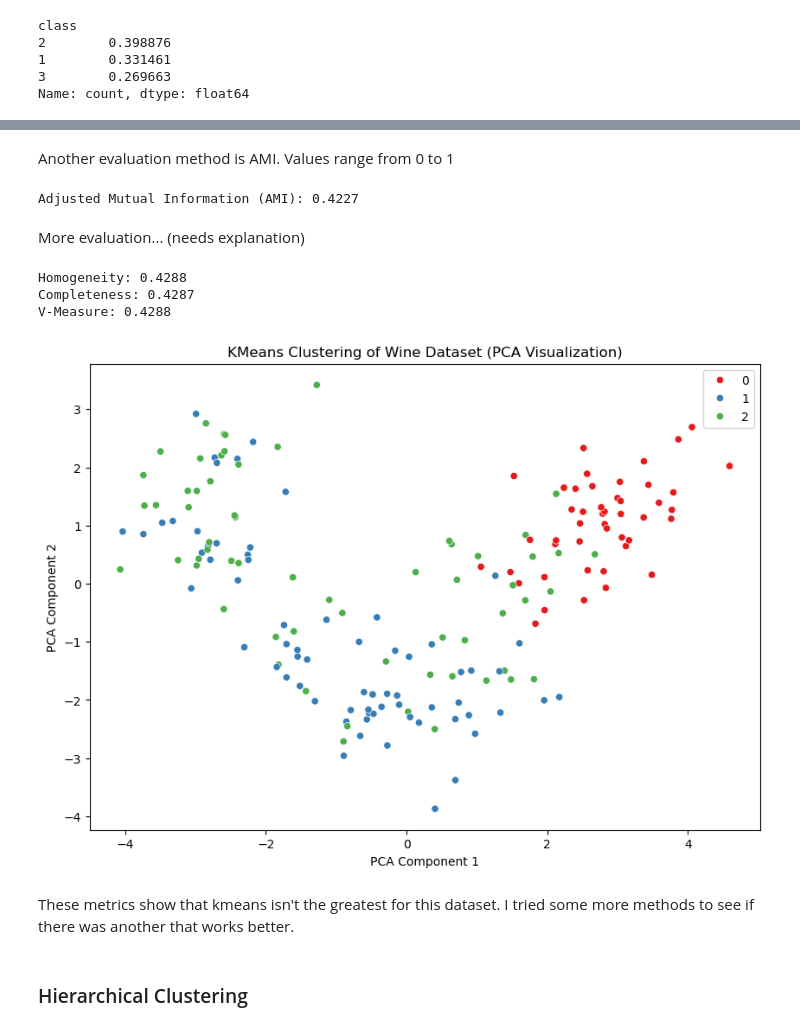
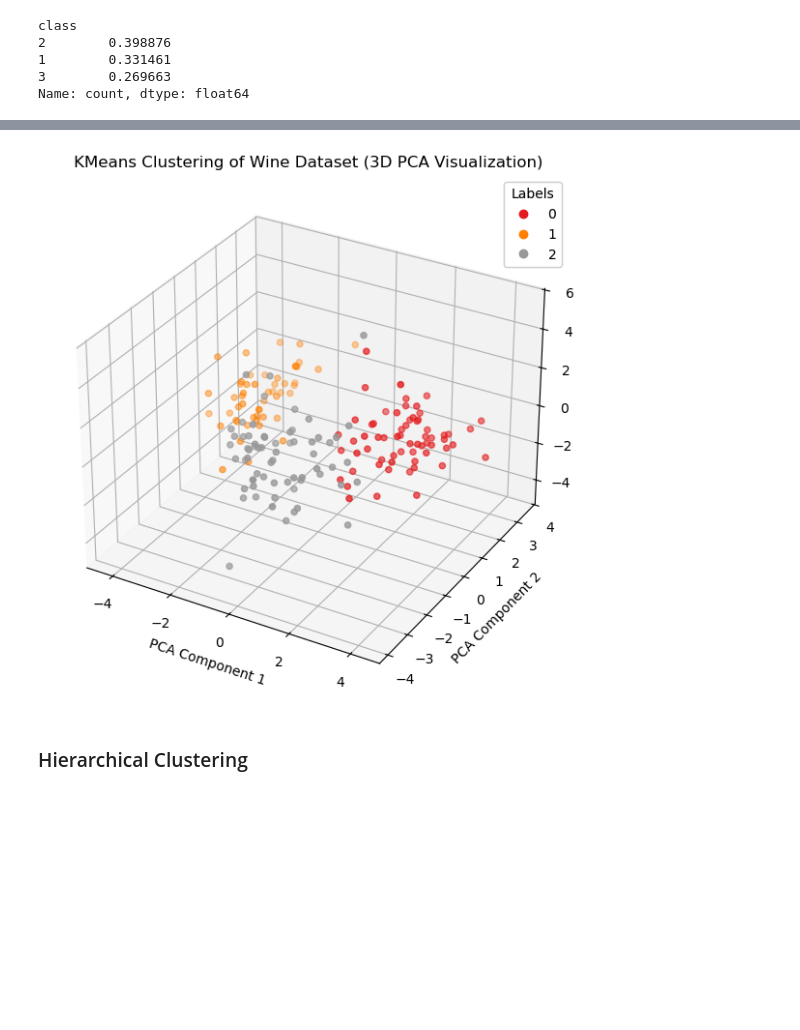
Before and after one commit to FleaBusyBeeBergs/dtsa5510-wine-clustering, a Jupyter notebook: wine-clustering.ipynb, the cells around one changed output, grey strips where cells are left out. Saved outputs shown, nothing was run; the diff lists cells and outputs as text; code cells hidden in the pictures; blank space fills up the shorter version.

```diff
--- a/wine-clustering.ipynb
+++ b/wine-clustering.ipynb
@@ -141,11 +154,20 @@ The first type of clustering I did was KMeans. Because I know there are 3 types
 # %%
+# cluster model
 kmeans = (KMeans(n_clusters = 3,
-                 max_iter = 300,
+                 max_iter = 100,
                  random_state = 5510)
          )
+# fit
+kmeans.fit(X_scaled)
 
-kmeans.fit(X)
+# get labels
+labels = kmeans.labels_
 
-# cluster labels
-labels = kmeans.labels_
-X['kmeans_cluster'] = labels
+# score
+ari = adjusted_rand_score(y_true, labels)
+ami = adjusted_mutual_info_score(y_true,
+                                 labels,
+                                 average_method = 'arithmetic')
+
+print(f'Adjusted Rand Index (ARI): {ari:.4f}')
+print(f'Adjusted Mutual Information (AMI): {ami:.4f}\n')
@@ -163,20 +176,0 @@ Adjusted Rand Index (ARI): 0.3711
-# %% [markdown]
-Another evaluation method is AMI. Values range from 0 to 1
-# %%
-ami = adjusted_mutual_info_score(y_true, labels, average_method='arithmetic')
-print(f'Adjusted Mutual Information (AMI): {ami:.4f}')
-# %% [output]
-Adjusted Mutual Information (AMI): 0.4227
-# %% [markdown]
-More evaluation... (needs explanation)
-# %%
-homogeneity = homogeneity_score(y_true, labels)
-completeness = completeness_score(y_true, labels)
-v_measure = v_measure_score(y_true, labels)
-print(f'Homogeneity: {homogeneity:.4f}')
-print(f'Completeness: {completeness:.4f}')
-print(f'V-Measure: {v_measure:.4f}')
-# %% [output]
-Homogeneity: 0.4288
-Completeness: 0.4287
-V-Measure: 0.4288
@@ -187,17 +177,30 @@ X_scaled = scaler.fit_transform(X)
 # %%
-pca = PCA(n_components=2)
+# plot
+pca = PCA(n_components = 3)
 X_pca = pca.fit_transform(X_scaled)
 
-plt.figure(figsize=(10, 7))
-sns.scatterplot(x=X_pca[:, 0], y=X_pca[:, 1], hue=labels, palette='Set1', legend='full')
-plt.title('KMeans Clustering of Wine Dataset (PCA Visualization)')
-plt.xlabel('PCA Component 1')
-plt.ylabel('PCA Component 2')
+fig = plt.figure(figsize = (10, 7))
+ax = fig.add_subplot(111, projection = '3d')
+
+scatter = ax.scatter(X_pca[:, 0],
+                     X_pca[:, 1],
+                     X_pca[:, 2],
+                     c = labels,
+                     cmap = 'Set1')
+
+ax.set_title('KMeans Clustering of Wine Dataset (3D PCA Visualization)')
+ax.set_xlabel('PCA Component 1')
+ax.set_ylabel('PCA Component 2')
+ax.set_zlabel('PCA Component 3')
+
+legend = ax.legend(*scatter.legend_elements(), title = 'Labels')
+ax.add_artist(legend)
+
+kmeans_pca = fig
+
 plt.show()
 # %% [output]
-[figure, old version]
+[figure, new version]
-# %% [markdown]
-These metrics show that kmeans isn't the greatest for this dataset. I tried some more methods to see if there was another that works better.
 # %% [markdown]
 ### Hierarchical Clustering
 # %%
```
Also changed, not shown: parts of 25 cells of this notebook.
